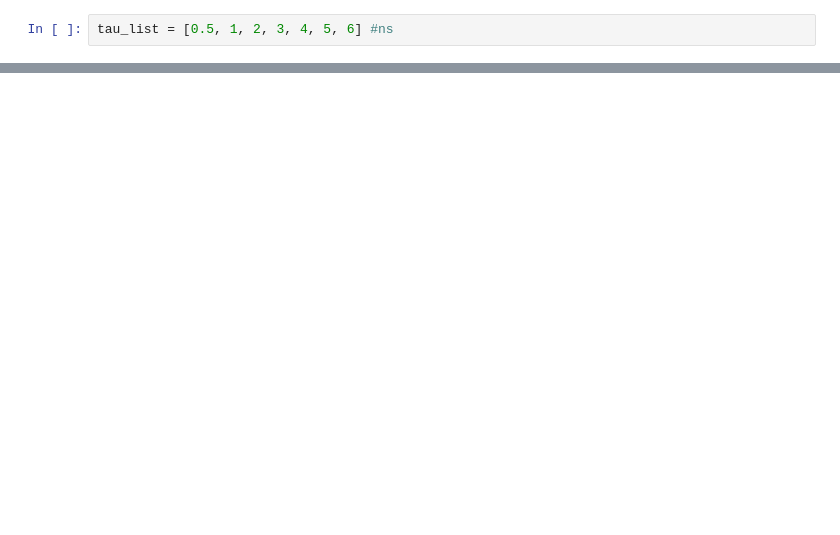
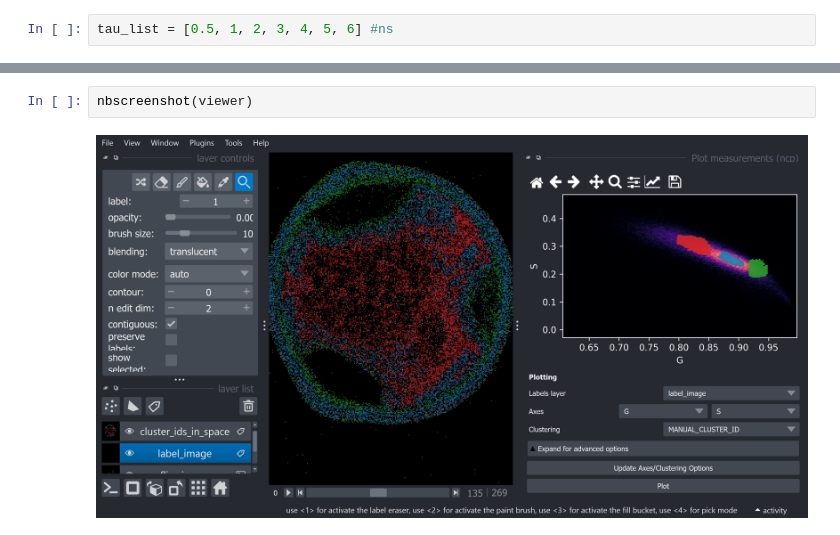
Before and after one commit to zoccoler/FLIM_analysis, a Jupyter notebook: notebooks/Phasor_plot.ipynb, the cells around one changed output, grey strips where cells are left out. Drawn from its saved outputs; the diff is of its cells as text; blank space fills up the shorter version.

```diff
--- a/notebooks/Phasor_plot.ipynb
+++ b/notebooks/Phasor_plot.ipynb
@@ -230,0 +181,4 @@ for i in range(number_of_harmonics):
+# %%
+nbscreenshot(viewer)
+# %% [output]
+[figure, added]
```
Also changed, not shown: parts of 43 cells of this notebook.
